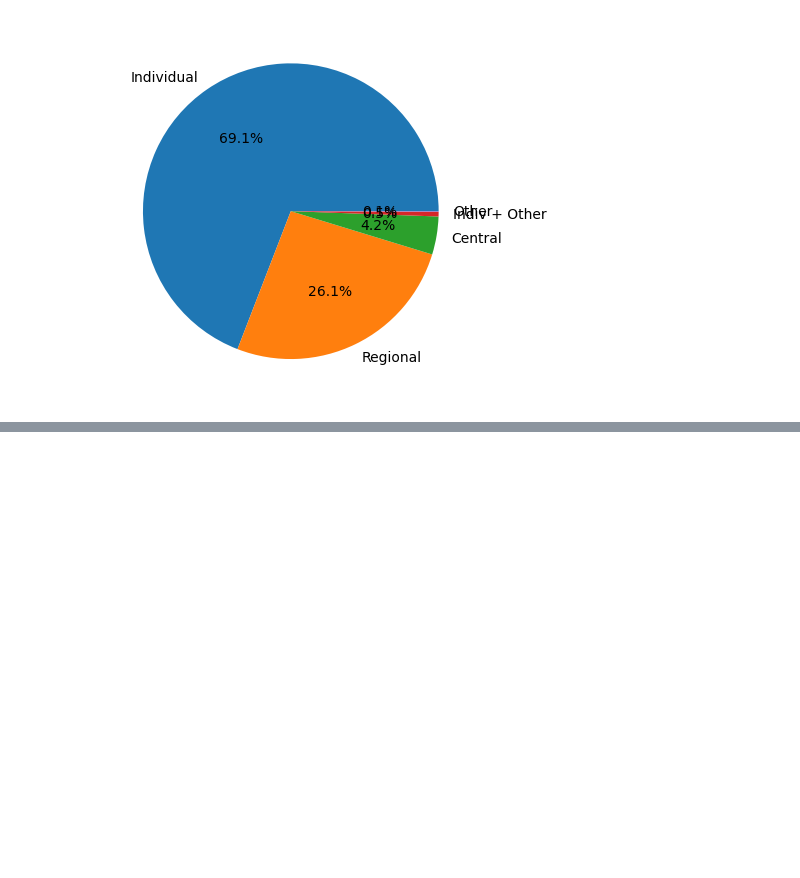
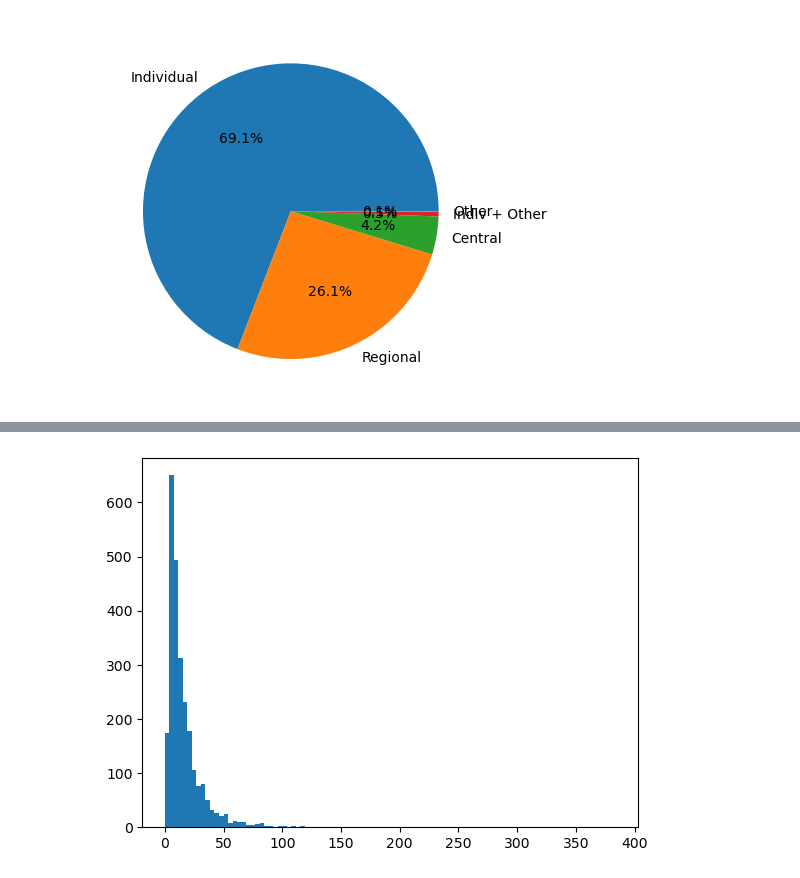
Before and after one commit to haemilia/MolitContest, a Jupyter notebook: Data_Analysis/EDA_Seoul.ipynb, the cells around one changed output, grey strips where cells are left out. Drawn from its saved outputs; the diff is of its cells as text; code cells hidden in the pictures; blank space fills up the shorter version.

```diff
--- a/Data_Analysis/EDA_Seoul.ipynb
+++ b/Data_Analysis/EDA_Seoul.ipynb
@@ -188,0 +219,3 @@ plt.show()
+# %%
+Elev_Num = df['Elev_Num']
+print(f"There are {Elev_Num.isnull().sum()} null values, and they are located at \n{np.where(Elev_Num.isnull())[0]}")
@@ -188,0 +231,9 @@ plt.show()
+# %%
+Elev_Num = Elev_Num.dropna()
+Elev_Num = Elev_Num.astype('int16')
+# %%
+fig, ax = plt.subplots()
+ax.hist(Elev_Num, bins = 100)
+plt.show()
+# %% [output]
+[figure, added]
```
Also changed, not shown: parts of 27 cells of this notebook, 2 other files.
